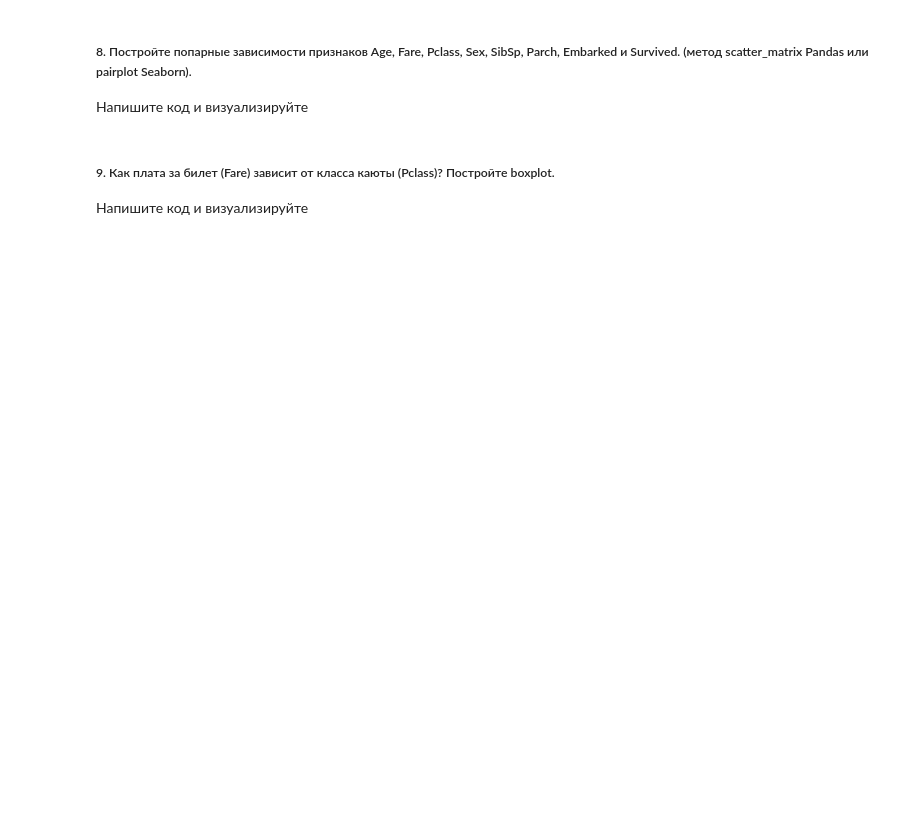
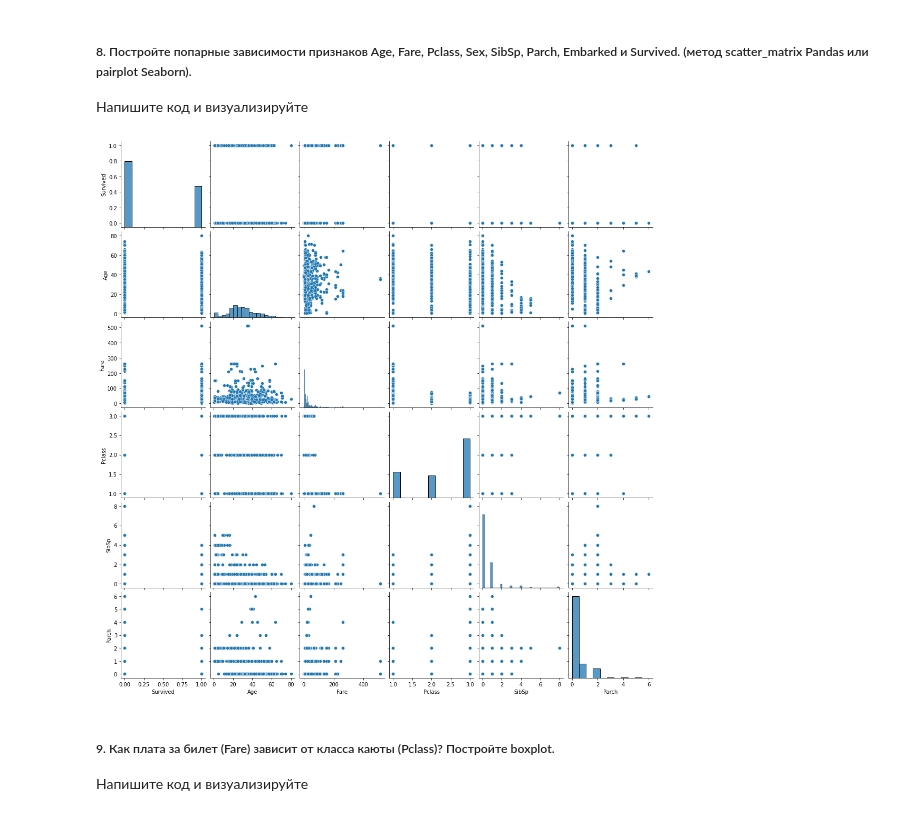
Before and after one commit to Breakdown08/jupyter, a Jupyter notebook: ЛР №1 - Python и визуалилизация данных.ipynb, the cells around one changed output. Cells and saved outputs as stored; diff of their text form; code cells hidden in the pictures; blank space fills up the shorter version.

```diff
--- a/ЛР №1 - Python и визуалилизация данных.ipynb
+++ b/ЛР №1 - Python и визуалилизация данных.ipynb
@@ -256,3 +265,10 @@ SyntaxError: invalid syntax (4024475794.py, line 19)
+# %%
+#ваш код здесь
+sns.pairplot(df[['Survived', 'Age', 'Fare',
+                       'Pclass', 'Sex', 'SibSp',
+                       'Parch', 'Embarked']])
+# %% [output]
+[figure, added]
 # %% [markdown]
 ##### 9. Как плата за билет (Fare) зависит от класса каюты (Pclass)? Постройте boxplot.
 
```
Also changed, not shown: parts of 9 cells of this notebook, 5 other files.
